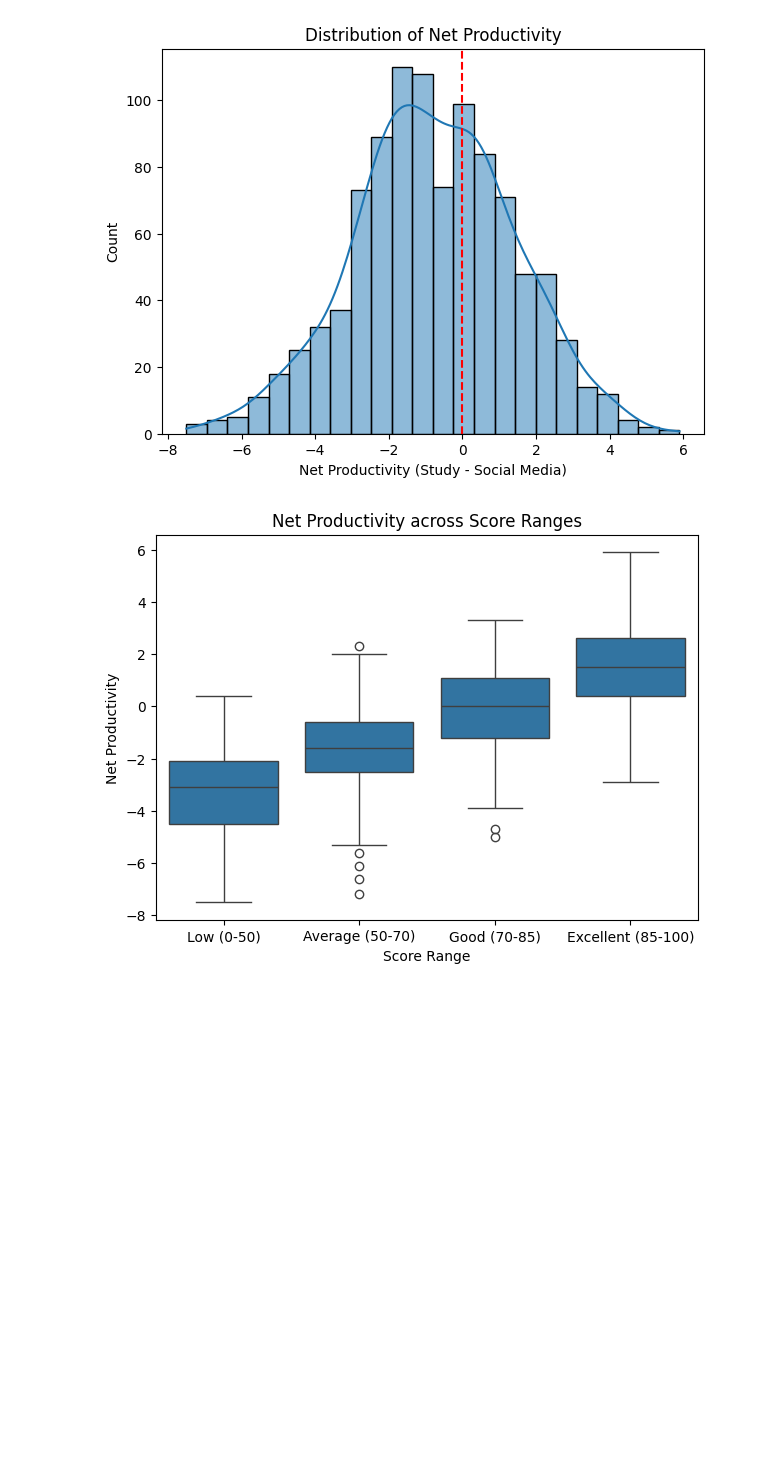
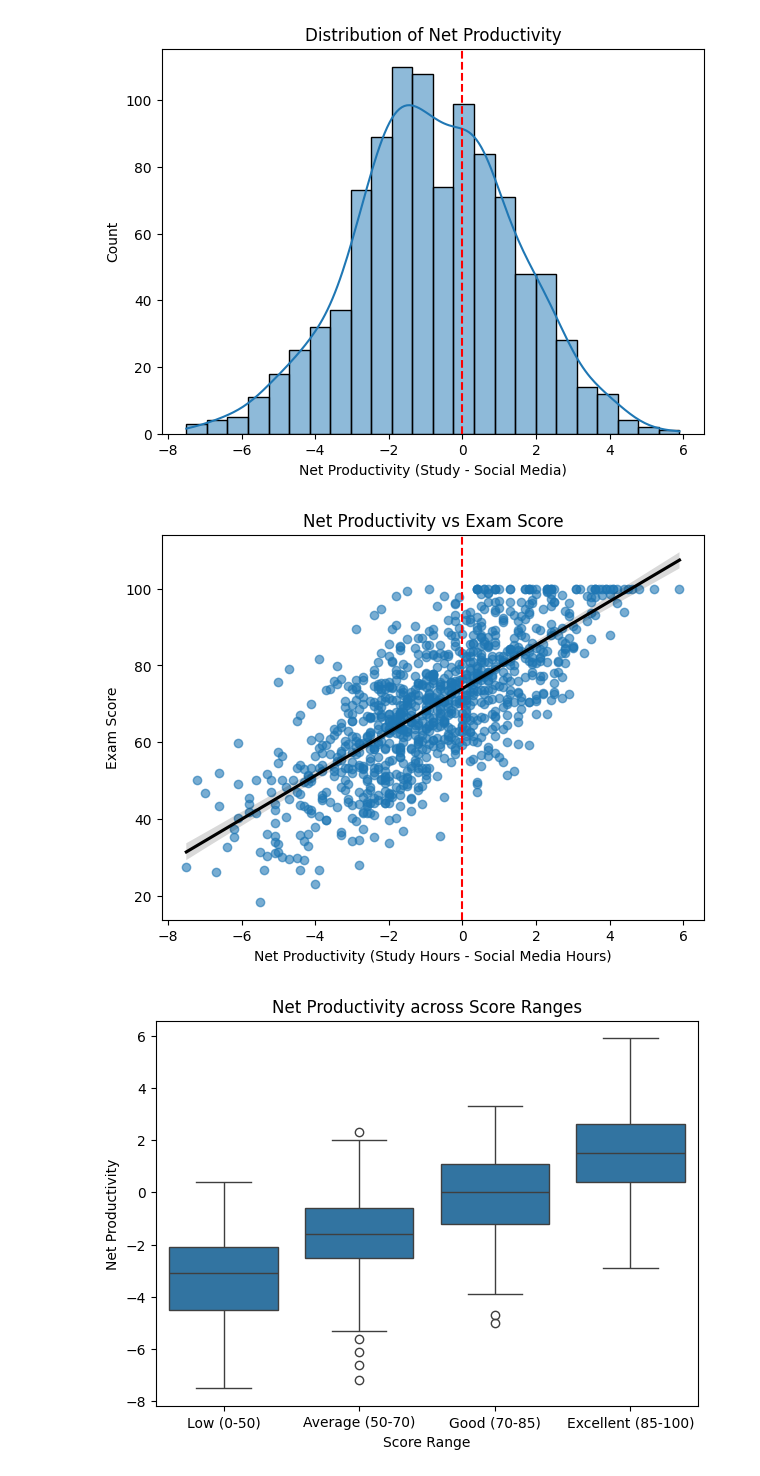
Before and after one commit to manuuu13/data7001_group15_project, a Jupyter notebook: python scripts/more_insights.ipynb, the cells around one changed output. Cells and saved outputs as stored; diff of their text form; code cells hidden in the pictures; blank space fills up the shorter version.

```diff
--- a/python scripts/more_insights.ipynb
+++ b/python scripts/more_insights.ipynb
@@ -28,6 +28,39 @@ plt.ylabel("Count")
 plt.show()
 # %% [output]
 [figure]
+# %%
+import seaborn as sns
+import matplotlib.pyplot as plt
+
+plt.figure(figsize=(7,5))
+
+df_new['net_productivity'] = (
+    df_new['study_hours_per_day'] - df_new['social_media_hours']
+)
+
+sns.regplot(
+    x='net_productivity',
+    y='exam_score',
+    data=df_new,
+    scatter_kws={'alpha':0.6},
+    line_kws={'color':'black'}
+)
+
+plt.axvline(0, color='red', linestyle='--')
+
+plt.title("Net Productivity vs Exam Score")
+plt.xlabel("Net Productivity (Study Hours - Social Media Hours)")
+plt.ylabel("Exam Score")
+
+plt.savefig(
+    "cda_plots/net_productivity_vs_exam_score.png",
+    dpi=300,
+    bbox_inches='tight'
+)
+plt.savefig("eda_plots/net_productivity_scatter.png", dpi=300, bbox_inches='tight')
+plt.show()
+# %% [output]
+[figure, added]
 # %%
 plt.figure(figsize=(7,5))
 df_new['score_range'] = pd.cut(
```
Also changed, not shown: parts of 11 cells of this notebook.
